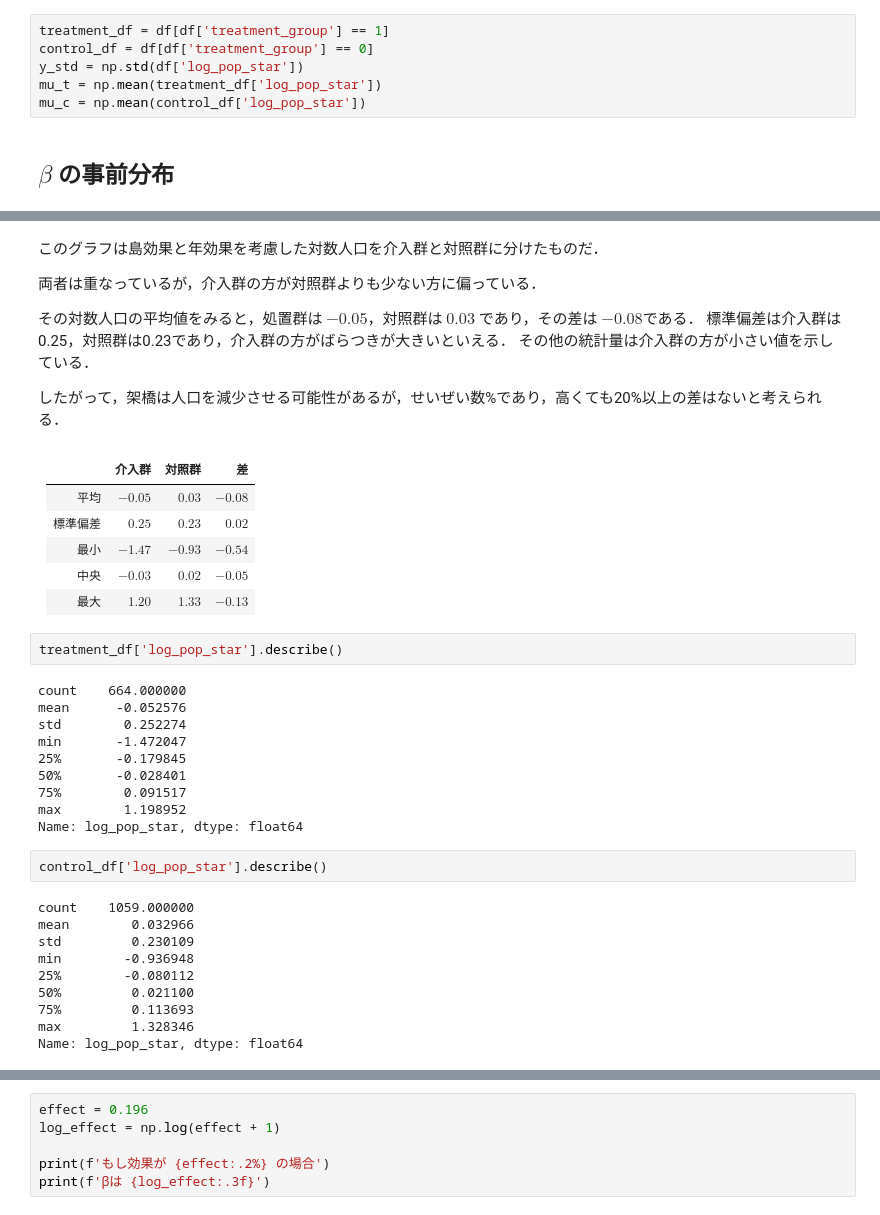
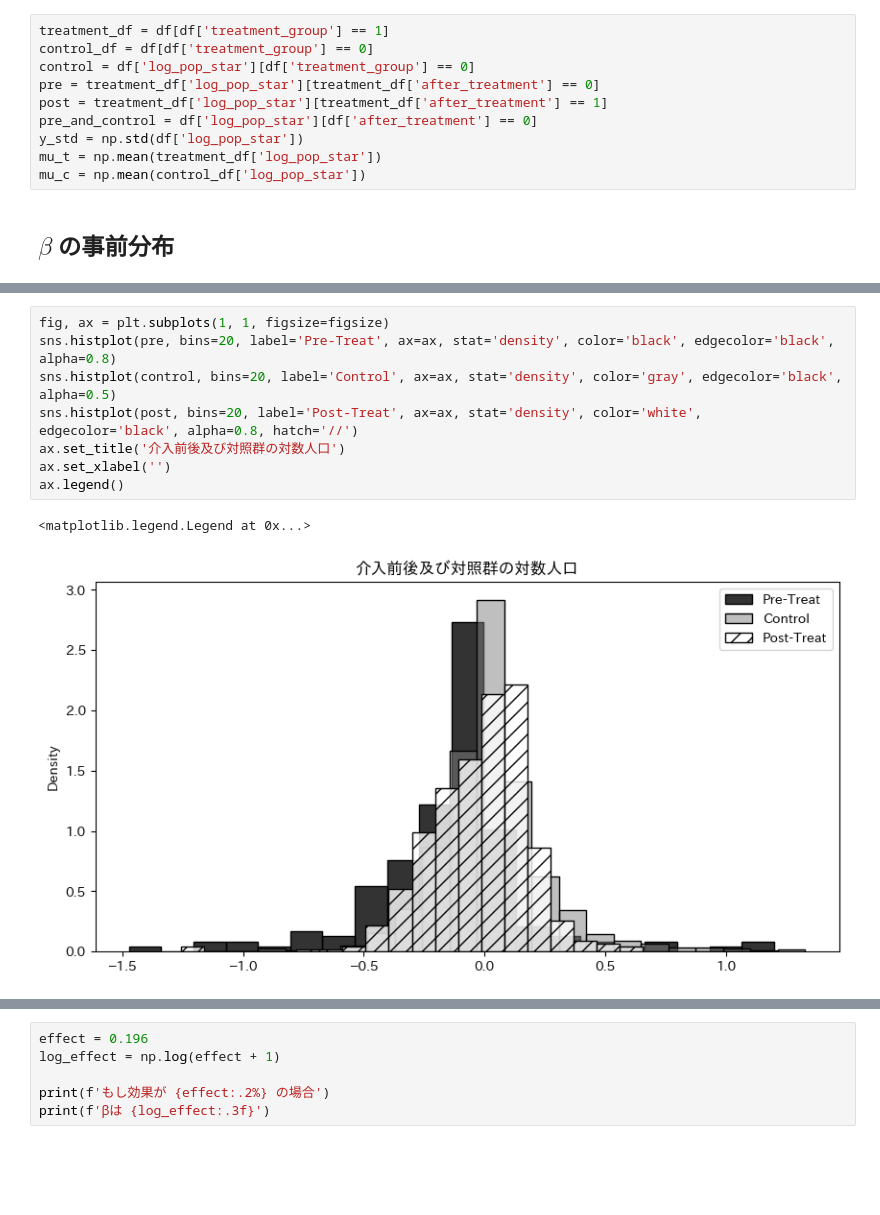
Before and after one commit to Keisei-Akiya/bridge-straw-effects, a Jupyter notebook: src/visualization/distribution/decide_prior.ipynb, the cells around one changed output, grey strips where cells are left out. Saved outputs shown, nothing was run; the diff lists cells and outputs as text; blank space fills up the shorter version.

```diff
--- a/src/visualization/distribution/decide_prior.ipynb
+++ b/src/visualization/distribution/decide_prior.ipynb
@@ -13,6 +15,10 @@ df = pd.read_excel(filepath)
 # %%
 treatment_df = df[df['treatment_group'] == 1]
 control_df = df[df['treatment_group'] == 0]
+control = df['log_pop_star'][df['treatment_group'] == 0]
+pre = treatment_df['log_pop_star'][treatment_df['after_treatment'] == 0]
+post = treatment_df['log_pop_star'][treatment_df['after_treatment'] == 1]
+pre_and_control = df['log_pop_star'][df['after_treatment'] == 0]
 y_std = np.std(df['log_pop_star'])
 mu_t = np.mean(treatment_df['log_pop_star'])
 mu_c = np.mean(control_df['log_pop_star'])
@@ -29,45 +35,14 @@ ax.legend()
 plt.show()
 # %% [output]
 [figure]
-# %% [markdown]
-このグラフは島効果と年効果を考慮した対数人口を介入群と対照群に分けたものだ．
-
-両者は重なっているが，介入群の方が対照群よりも少ない方に偏っている．
-
-その対数人口の平均値をみると，処置群は $-0.05$，対照群は $0.03$ であり，その差は $-0.08$である．
-標準偏差は介入群は0.25，対照群は0.23であり，介入群の方がばらつきが大きいといえる．
-その他の統計量は介入群の方が小さい値を示している．
-
-したがって，架橋は人口を減少させる可能性があるが，せいぜい数%であり，高くても20%以上の差はないと考えられる．
-# %% [markdown]
-| | 介入群 | 対照群 | 差 |
-| :---: | :---: | :---: | :---: |
-| 平均 | $-0.05$ | $0.03$ | $-0.08$ |
-| 標準偏差 | $0.25$ | $0.23$ | $0.02$ |
-| 最小 | $-1.47$ | $-0.93$ | $-0.54$ |
-| 中央 | $-0.03$ | $0.02$ | $-0.05$ |
-| 最大 | $1.20$ | $1.33$ | $-0.13$ |
-# %%
-treatment_df['log_pop_star'].describe()
-# %% [output]
-count    664.000000
-mean      -0.052576
-std        0.252274
-min       -1.472047
-25%       -0.179845
-50%       -0.028401
-75%        0.091517
-max        1.198952
-Name: log_pop_star, dtype: float64
-# %%
-control_df['log_pop_star'].describe()
-# %% [output]
-count    1059.000000
-mean        0.032966
-std         0.230109
-min        -0.936948
-25%        -0.080112
-50%         0.021100
-75%         0.113693
-max         1.328346
-Name: log_pop_star, dtype: float64
+# %%
+fig, ax = plt.subplots(1, 1, figsize=figsize)
+sns.histplot(pre, bins=20, label='Pre-Treat', ax=ax, stat='density', color='black', edgecolor='black', alpha=0.8)
+sns.histplot(control, bins=20, label='Control', ax=ax, stat='density', color='gray', edgecolor='black', alpha=0.5)
+sns.histplot(post, bins=20, label='Post-Treat', ax=ax, stat='density', color='white', edgecolor='black', alpha=0.8, hatch='//')
+ax.set_title('介入前後及び対照群の対数人口')
+ax.set_xlabel('')
+ax.legend()
+# %% [output]
+<matplotlib.legend.Legend at 0x...>
+[figure, added]
```
Also changed, not shown: parts of 18 cells of this notebook, 13 other files.
